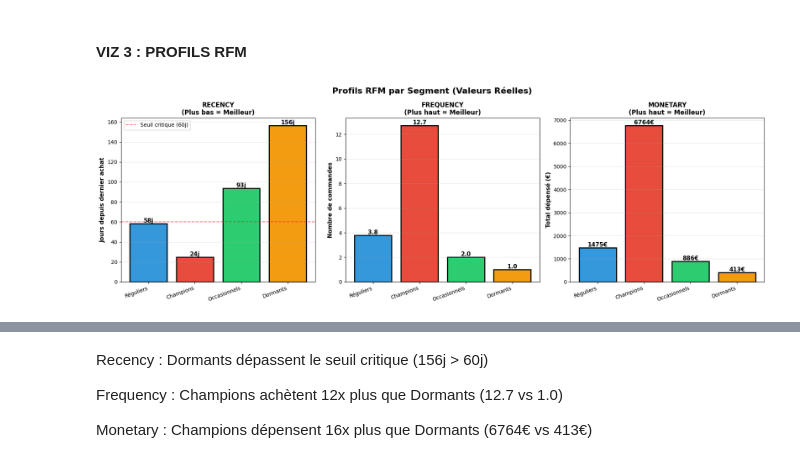
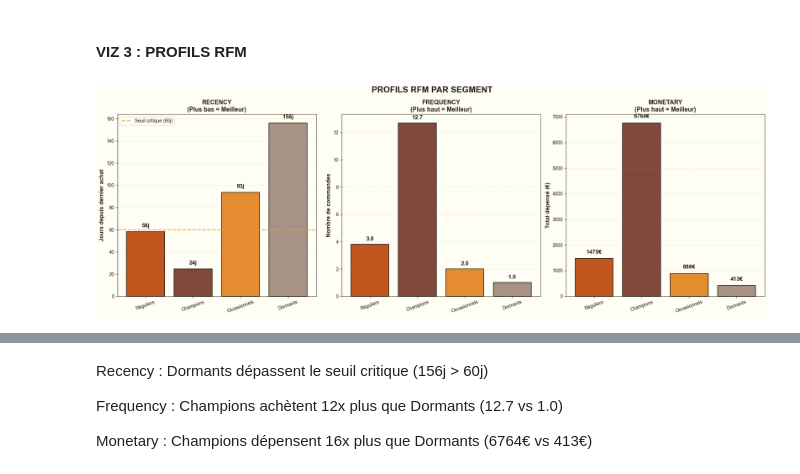
Before and after one commit to EdLac/spark-ecommerce, a Jupyter notebook: notebooks/ProjetFinal.ipynb, the cells around one changed output, grey strips where cells are left out. Saved outputs shown, nothing was run; the diff lists cells and outputs as text; code cells hidden in the pictures.

Commit message:
maj graphs

```diff
--- a/notebooks/ProjetFinal.ipynb
+++ b/notebooks/ProjetFinal.ipynb
@@ -1746,7 +1784,6 @@ sns.set_palette("husl")
 # %% [markdown]
 #### NOMMER LES CLUSTERS
 # %%
-# statistiques des clusters
 cluster_summary = rfm_clustered.groupBy("cluster").agg(
     count("CustomerID").alias("Nb_Clients"),
     spark_round(spark_avg("Recency"), 1).alias("Recency_Moy"),
@@ -1756,16 +1793,13 @@ cluster_summary = rfm_clustered.groupBy("cluster").agg(
 
 total_clients = cluster_summary['Nb_Clients'].sum()
 cluster_summary['CA_Total'] = cluster_summary['Nb_Clients'] * cluster_summary['Monetary_Moy']
-print(cluster_summary[['cluster', 'Nb_Clients', 'Recency_Moy', 'Frequency_Moy', 'Monetary_Moy']].to_string(index=False))
 
-
-
+# Nommer les clusters
 noms_clusters = {}
 for _, row in cluster_summary.iterrows():
     cluster_id = int(row['cluster'])
     r, f, m = row['Recency_Moy'], row['Frequency_Moy'], row['Monetary_Moy']
 
-    # Nommer selon leur definition business
     if r < 30 and f > 10 and m > 5000:
         noms_clusters[cluster_id] = "Champions"
     elif r > 120 and f <= 1.5:
@@ -1779,15 +1813,8 @@ for _, row in cluster_summary.iterrows():
 
 cluster_summary['Nom'] = cluster_summary['cluster'].map(noms_clusters)
 
-print("✓ Clusters nommés selon leurs profils RFM :")
-print("-" * 80)
-for _, row in cluster_summary.iterrows():
-    print(f"Cluster {int(row['cluster'])} : {row['Nom']}")
-    print(f"   → {row['Nb_Clients']} clients ({row['Nb_Clients']/total_clients*100:.1f}%) | "
-          f"R={row['Recency_Moy']:.0f}j | F={row['Frequency_Moy']:.1f} | M={row['Monetary_Moy']:.0f}€")
-print()
+# Liste de couleurs ordonnée selon l'ordre de cluster_summary — utilisée pour les barres
+colors = [PALETTE[nom] for nom in cluster_summary['Nom']]
 
-# Couleurs fixes par cluster ID (0,1,2,3)
-colors_dict = {0: '#3498db', 1: '#e74c3c', 2: '#2ecc71', 3: '#f39c12'}
-colors = [colors_dict[i] for i in cluster_summary['cluster']]
+print(cluster_summary[['cluster', 'Nom', 'Nb_Clients', 'Recency_Moy', 'Frequency_Moy', 'Monetary_Moy']].to_string(index=False))
 # %% [output]
@@ -1972,53 +2061,51 @@ La matrice révèle que 33% des clients (1454) sont dans la zone VIP et doivent
 #### VIZ 3 : PROFILS RFM
 # %%
 
-fig, axes = plt.subplots(1, 3, figsize=(18, 6))
-fig.suptitle('Profils RFM par Segment (Valeurs Réelles)', fontsize=16, weight='bold')
+fig, axes = plt.subplots(1, 3, figsize=(20, 7), facecolor=PALETTE['background'])
+fig.suptitle('PROFILS RFM PAR SEGMENT', fontsize=18, weight='bold',
+             y=0.98, color=PALETTE['dark_bg'])
 
-# Graph 1 : Recency
+# Recency
 bars = axes[0].bar(cluster_summary['Nom'], cluster_summary['Recency_Moy'],
-                   color=colors, edgecolor='black', linewidth=2)
+                   color=colors, edgecolor=PALETTE['dark_bg'], linewidth=1.5, alpha=0.9)
 for bar, val in zip(bars, cluster_summary['Recency_Moy']):
-    axes[0].text(bar.get_x() + bar.get_width()/2., bar.get_height(),
-                f'{int(val)}j',
-                ha='center', va='bottom', fontsize=11, weight='bold')
-axes[0].set_ylabel('Jours depuis dernier achat', fontsize=11, weight='bold')
-axes[0].set_title('RECENCY\n(Plus bas = Meilleur)', fontsize=12, weight='bold')
-axes[0].set_xticklabels(cluster_summary['Nom'], rotation=20, ha='right')
-axes[0].grid(axis='y', alpha=0.3)
-axes[0].axhline(60, color='red', linestyle='--', alpha=0.5, label='Seuil critique (60j)')
-axes[0].legend()
+    axes[0].text(bar.get_x() + bar.get_width() / 2., bar.get_height() + 3,
+                 f'{int(val)}j', ha='center', va='bottom', fontsize=12, weight='bold')
+axes[0].set_ylabel('Jours depuis dernier achat', fontsize=12, weight='bold')
+axes[0].set_title('RECENCY\n(Plus bas = Meilleur)', fontsize=13, weight='bold')
+axes[0].tick_params(axis='x', rotation=20)
+axes[0].grid(axis='y', alpha=0.3, linestyle='--')
+axes[0].axhline(60, color=PALETTE['accent_2'], linestyle='--', linewidth=2,
+                alpha=0.8, label='Seuil critique (60j)')
+axes[0].legend(fontsize=10)
 
-# Graph 2 : Frequency
+# Frequency
 bars = axes[1].bar(cluster_summary['Nom'], cluster_summary['Frequency_Moy'],
-                   color=colors, edgecolor='black', linewidth=2)
+                   color=colors, edgecolor=PALETTE['dark_bg'], linewidth=1.5, alpha=0.9)
 for bar, val in zip(bars, cluster_summary['Frequency_Moy']):
-    axes[1].text(bar.get_x() + bar.get_width()/2., bar.get_height(),
-                f'{val:.1f}',
-                ha='center', va='bottom', fontsize=11, weight='bold')
-axes[1].set_ylabel('Nombre de commandes', fontsize=11, weight='bold')
-axes[1].set_title('FREQUENCY\n(Plus haut = Meilleur)', fontsize=12, weight='bold')
-axes[1].set_xticklabels(cluster_summary['Nom'], rotation=20, ha='right')
-axes[1].grid(axis='y', alpha=0.3)
+    axes[1].text(bar.get_x() + bar.get_width() / 2., bar.get_height() + 0.2,
+                 f'{val:.1f}', ha='center', va='bottom', fontsize=12, weight='bold')
+axes[1].set_ylabel('Nombre de commandes', fontsize=12, weight='bold')
+axes[1].set_title('FREQUENCY\n(Plus haut = Meilleur)', fontsize=13, weight='bold')
+axes[1].tick_params(axis='x', rotation=20)
+axes[1].grid(axis='y', alpha=0.3, linestyle='--')
 
-# Graph 3 : Monetary
+# Monetary
 bars = axes[2].bar(cluster_summary['Nom'], cluster_summary['Monetary_Moy'],
-                   color=colors, edgecolor='black', linewidth=2)
+                   color=colors, edgecolor=PALETTE['dark_bg'], linewidth=1.5, alpha=0.9)
 for bar, val in zip(bars, cluster_summary['Monetary_Moy']):
-    axes[2].text(bar.get_x() + bar.get_width()/2., bar.get_height(),
-                f'{int(val)}€',
-                ha='center', va='bottom', fontsize=11, weight='bold')
-axes[2].set_ylabel('Total dépensé (€)', fontsize=11, weight='bold')
-axes[2].set_title('MONETARY\n(Plus haut = Meilleur)', fontsize=12, weight='bold')
-axes[2].set_xticklabels(cluster_summary['Nom'], rotation=20, ha='right')
-axes[2].grid(axis='y', alpha=0.3)
+    axes[2].text(bar.get_x() + bar.get_width() / 2., bar.get_height() + 150,
+                 f'{int(val)}€', ha='center', va='bottom', fontsize=12, weight='bold')
+axes[2].set_ylabel('Total dépensé (€)', fontsize=12, weight='bold')
+axes[2].set_title('MONETARY\n(Plus haut = Meilleur)', fontsize=13, weight='bold')
+axes[2].tick_params(axis='x', rotation=20)
+axes[2].grid(axis='y', alpha=0.3, linestyle='--')
+
+for ax in axes:
+    ax.set_facecolor(PALETTE['background'])
 
 plt.tight_layout()
+
 plt.show()
-
-print("✓ Visualisation 3 : Profils RFM avec valeurs réelles\n")
-print("   INTERPRÉTATION : Compare directement les 3 métriques RFM")
-print("   • Champions : Meilleurs sur toutes les dimensions")
-print("   • Dormants : Pires sur toutes les dimensions\n")
 # %% [output]
-[figure, old version]
+[figure, new version]
```
Also changed, not shown: parts of 14 cells of this notebook.
